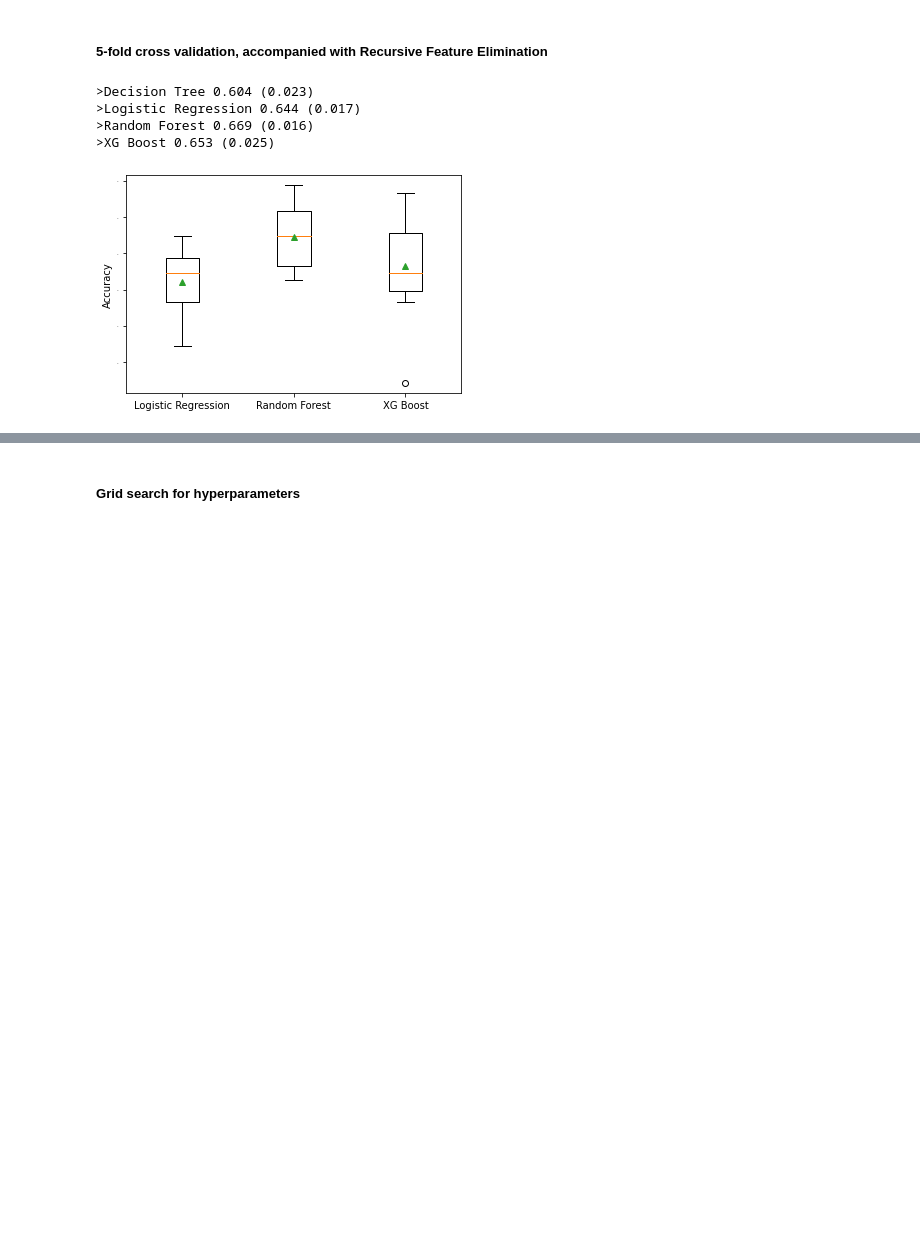
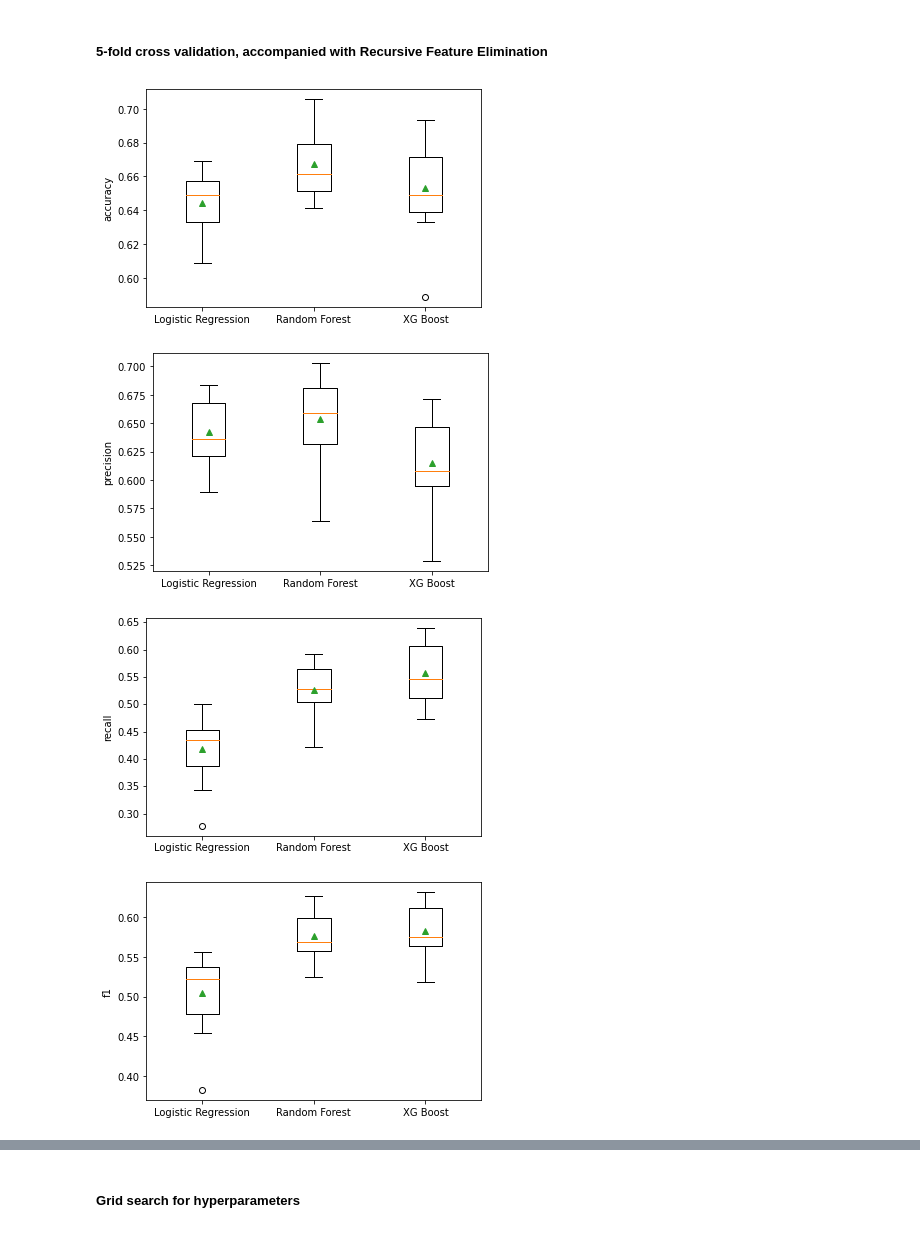
Before and after one commit to mpham93/Keep_Running, a Jupyter notebook: notebooks/Trial_Users.ipynb, the cells around one changed output, grey strips where cells are left out. Drawn from its saved outputs; the diff is of its cells as text; code cells hidden in the pictures; blank space fills up the shorter version.

```diff
--- a/notebooks/Trial_Users.ipynb
+++ b/notebooks/Trial_Users.ipynb
@@ -27,7 +27,7 @@ from AppAct_df import *
 # %% [markdown]
 ### 2. Load data of app activities
 # %%
-data_dir = '../data/S3/AppEventData/'
+data_dir = '../../Ongo/data/S3/AppEventData/'
 CommunityMember, SubscriptionHistory, ActivityComplete, SessionCompleted, \
 LibrarySelectedTab, ScreenViewed, AppForeground, SessionViewed = process_AppAct_df (data_dir)
 # %% [output]
@@ -188,7 +166,7 @@ feature_df_new.shape
 X = feature_df_new.loc[:,feature_df_new.columns!='Converted']
 y = feature_df_new['Converted']
 try:
-    X_p= pd.read_csv('../results/X', index_col='user')
+    X_p= pd.read_csv('../../Ongo/results/X.csv', index_col='user')
     X = X.loc[X_p.index,:] # to reproduce the same indexed dataframe
 except:
     pass
@@ -201,48 +183,54 @@ def get_models():
 	models = dict()
     # decision tree
 	rfe = RFECV(estimator=DecisionTreeClassifier())
 	model = DecisionTreeClassifier()
 	models['Decision Tree'] = Pipeline(steps=[('s',rfe),('m',model)])
     # lr
 	rfe = RFECV(estimator=LogisticRegression())
 	model = LogisticRegression()
 	models['Logistic Regression'] = Pipeline(steps=[('s',rfe),('m',model)])
 	# rf
 	rfe = RFECV(estimator=RandomForestClassifier())
 	model = RandomForestClassifier()
 	models['Random Forest'] = Pipeline(steps=[('s',rfe),('m',model)])
     # XGB
 	rfe = RFECV(estimator=XGBClassifier())
 	model = XGBClassifier()
 	models['XG Boost'] = Pipeline(steps=[('s',rfe),('m',model)])
 	return models
 
 # evaluate a give model using cross-validation
+measures = ['accuracy', 'precision', 'recall', 'f1', 'roc_auc']
 def evaluate_model(model, X, y):
-	cv = RepeatedStratifiedKFold(n_splits=5, n_repeats=3, random_state=1)
-	scores = cross_val_score(model, X, y, scoring='accuracy', cv=cv, n_jobs=-1)
-	return scores
+    cv = RepeatedStratifiedKFold(n_splits=5, n_repeats=3, random_state=1)
+    scores = {}
+    for score in measures:
+        scores[score] = cross_val_score(model, X, y, scoring=score, cv=cv, n_jobs=-1)
+    return scores
 
 # get the models to evaluate
 models = get_models()
 
 # evaluate the models and store results
-results, names = list(), list()
+results, names = {}, list()
+for score in measures:
+    results[score] = list()
 for name, model in models.items():
-	scores = evaluate_model(model, X_train, y_train)
-	results.append(scores)
-	names.append(name)
-	print('>%s %.3f (%.3f)' % (name, mean(scores), std(scores)))
+    names.append(name)
+    scores = evaluate_model(model, X_train, y_train)
+    for s in scores:
+        results[s].append(scores[s])
+
 
 # plot model performance for comparison
-plt.boxplot(results[1:4], labels=names[1:4], showmeans=True)
-plt.ylabel('Accuracy', fontsize = 10)
-plt.xticks(fontsize = 10)
-plt.savefig('../results/RFECV_models.png', dpi = 400, transparent = True)
-plt.show()
+for score in measures:
+    plt.boxplot(results[score][1:4], labels=names[1:4], showmeans=True)
+    plt.ylabel(score, fontsize = 10)
+    plt.xticks(fontsize = 10)
+    plt.savefig(f'../results/modelCV_{score}.png', dpi = 400, transparent = True)
+    plt.show()
 # %% [output]
->Decision Tree 0.604 (0.023)
->Logistic Regression 0.644 (0.017)
->Random Forest 0.669 (0.016)
->XG Boost 0.653 (0.025)
-[figure, old version]
+[figure, new version]
+[figure, added]
+[figure, added]
+[figure, added]
```
Also changed, not shown: parts of 18 cells of this notebook, 1 other file.
